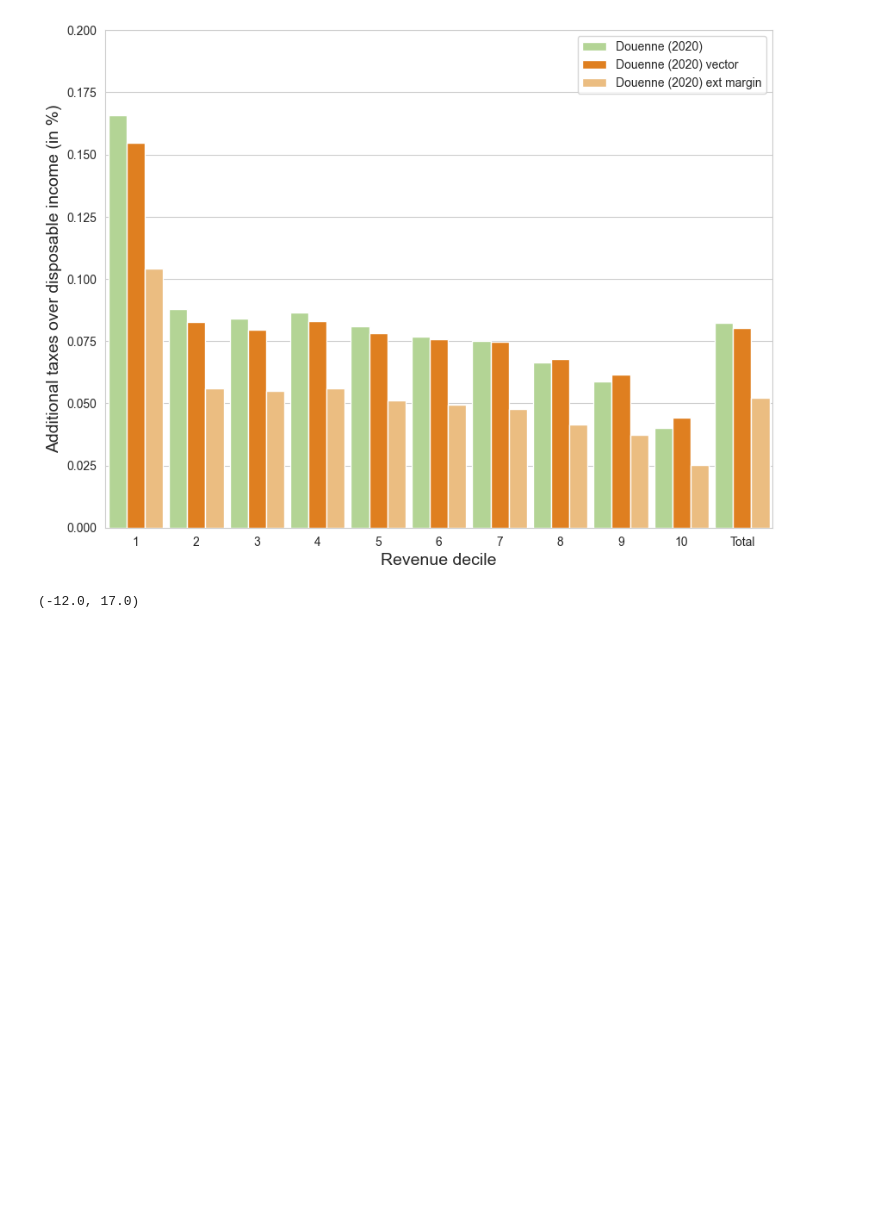
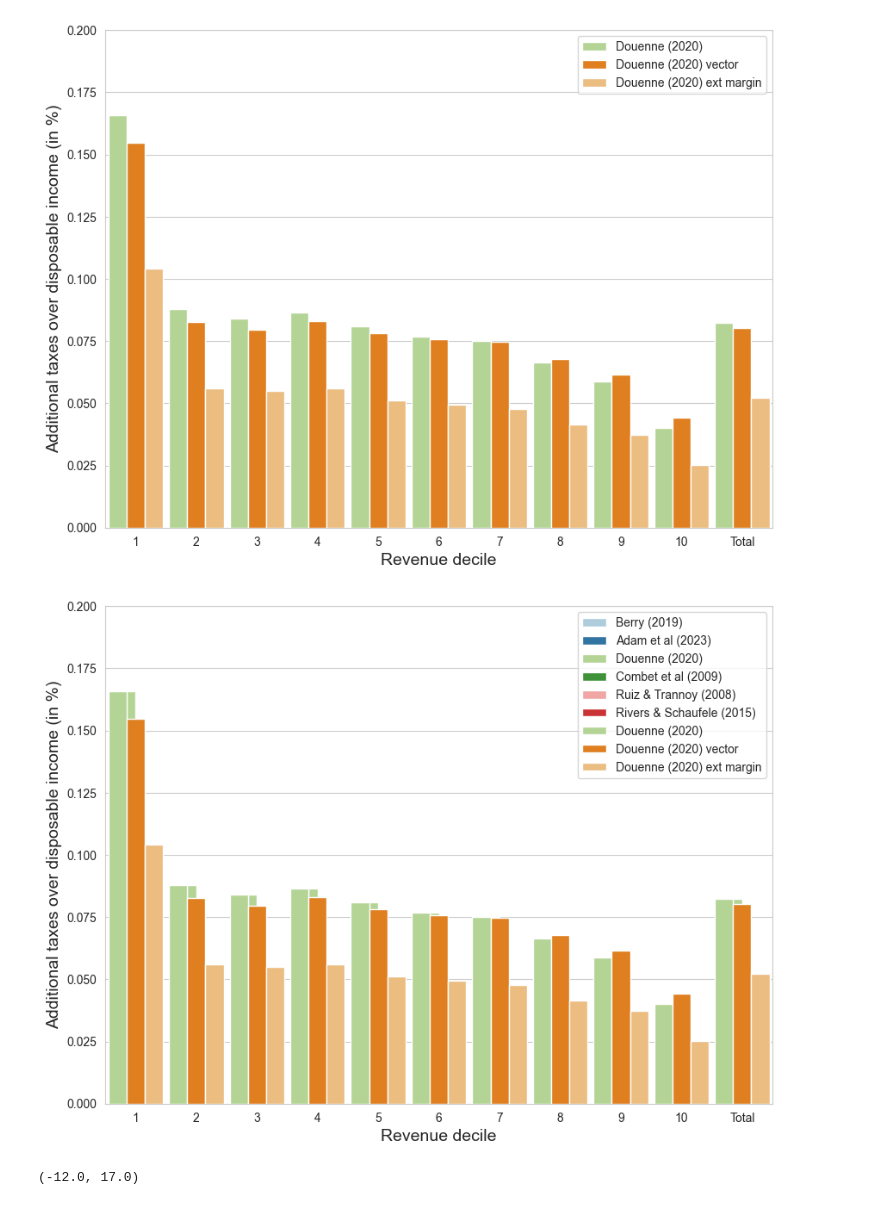
Before and after one commit to openfisca/openfisca-france-indirect-taxation, a Jupyter notebook: openfisca_france_indirect_taxation/projects/Master_Thesis_Herve/Extensive_margins.ipynb, the cells around one changed output. Saved outputs shown, nothing was run; the diff lists cells and outputs as text; code cells hidden in the pictures; blank space fills up the shorter version.

```diff
--- a/openfisca_france_indirect_taxation/projects/Master_Thesis_Herve/Extensive_margins.ipynb
+++ b/openfisca_france_indirect_taxation/projects/Master_Thesis_Herve/Extensive_margins.ipynb
@@ -76,6 +75,10 @@ df_sum_douenne_only = pd.concat([df_sum_douenne_scal, df_sum_douenne_vect, df_su
 menages_reform_douenne_only.to_csv(os.path.join(output_path,'Data/menages_reform_douenne_only.csv'))
 to_graph_douenne_only.to_csv(os.path.join(output_path,'Data/to_graph_douenne_only.csv'))
 df_sum_douenne_only.to_csv(os.path.join(output_path,'Data/df_sum_douenne_only.csv'))
+# %%
+menages_reform_douenne_only = pd.read_csv(os.path.join(output_path,'Data/menages_reform_douenne_only.csv'))
+to_graph_douenne_only = pd.read_csv(os.path.join(output_path,'Data/to_graph_douenne_only.csv'))
+df_sum_douenne_only = pd.read_csv(os.path.join(output_path,'Data/df_sum_douenne_only.csv'))
 # %%
 palette_douenne_vect = sns.color_palette([(0.6980392156862745, 0.8745098039215686, 0.5411764705882353), (1.0, 0.4980392156862745, 0.0), (0.9921568627450981, 0.7490196078431373, 0.43529411764705883)])
 fig, ax = plt.subplots(figsize=(10, 7.5))
@@ -90,6 +93,10 @@ ax.set_ylim(ymin = 0 , ymax = y_max)
 # %% [output]
 (0.0, 0.2)
 [figure]
+# %%
+graph_effort_rate(to_graph_douenne_only,carbon_tax_rv,elas_ext= True, elas_vect=False,bonus_cheques_uc=True)
+# %% [output]
+[figure, added]
 # %%
 data = to_graph_douenne_only[to_graph_douenne_only['niveau_vie_decile'] != 'Total']
 fig, ax = plt.subplots(figsize=(10, 7.5))
```
Also changed, not shown: parts of 3 cells of this notebook, 1 other file.
